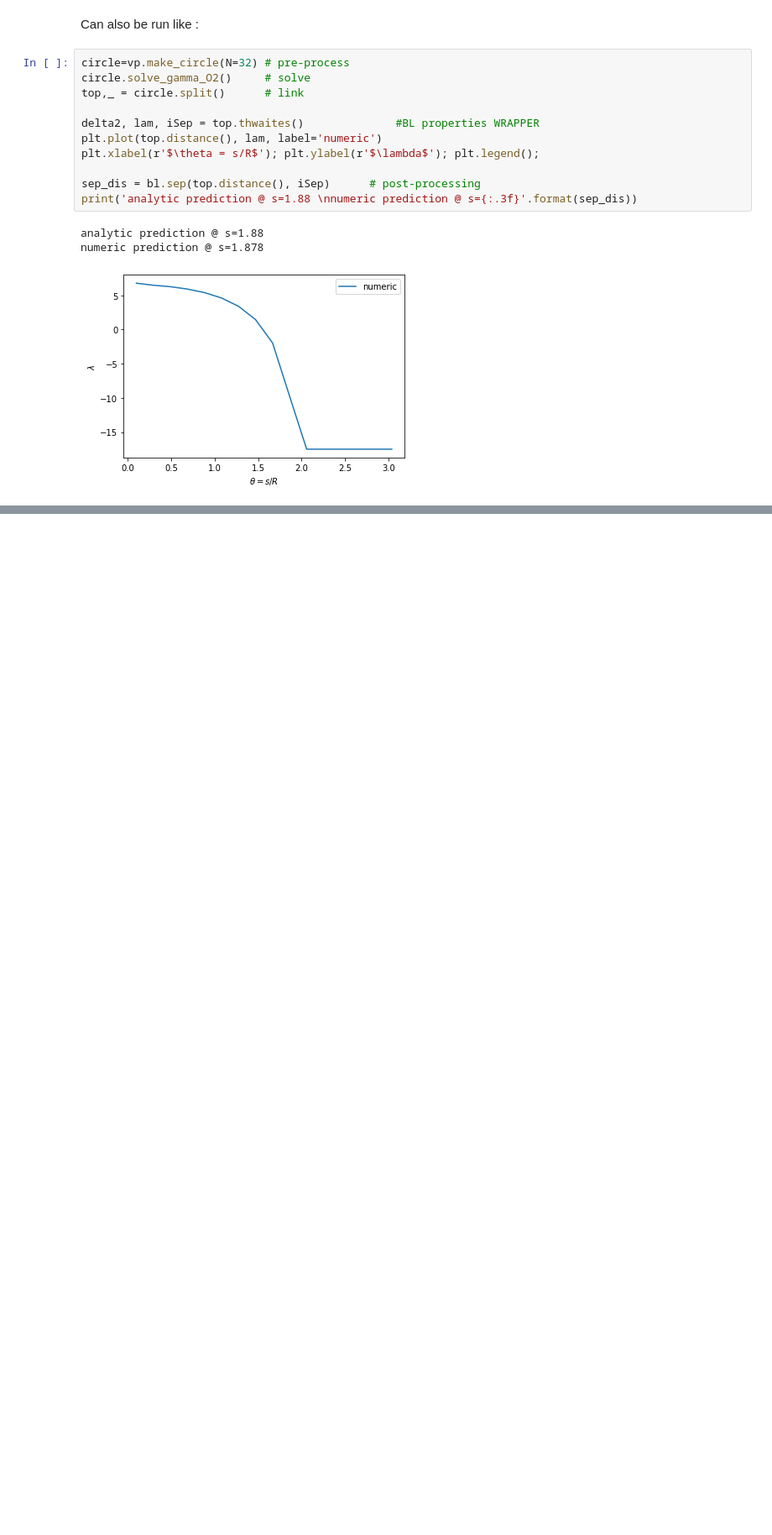
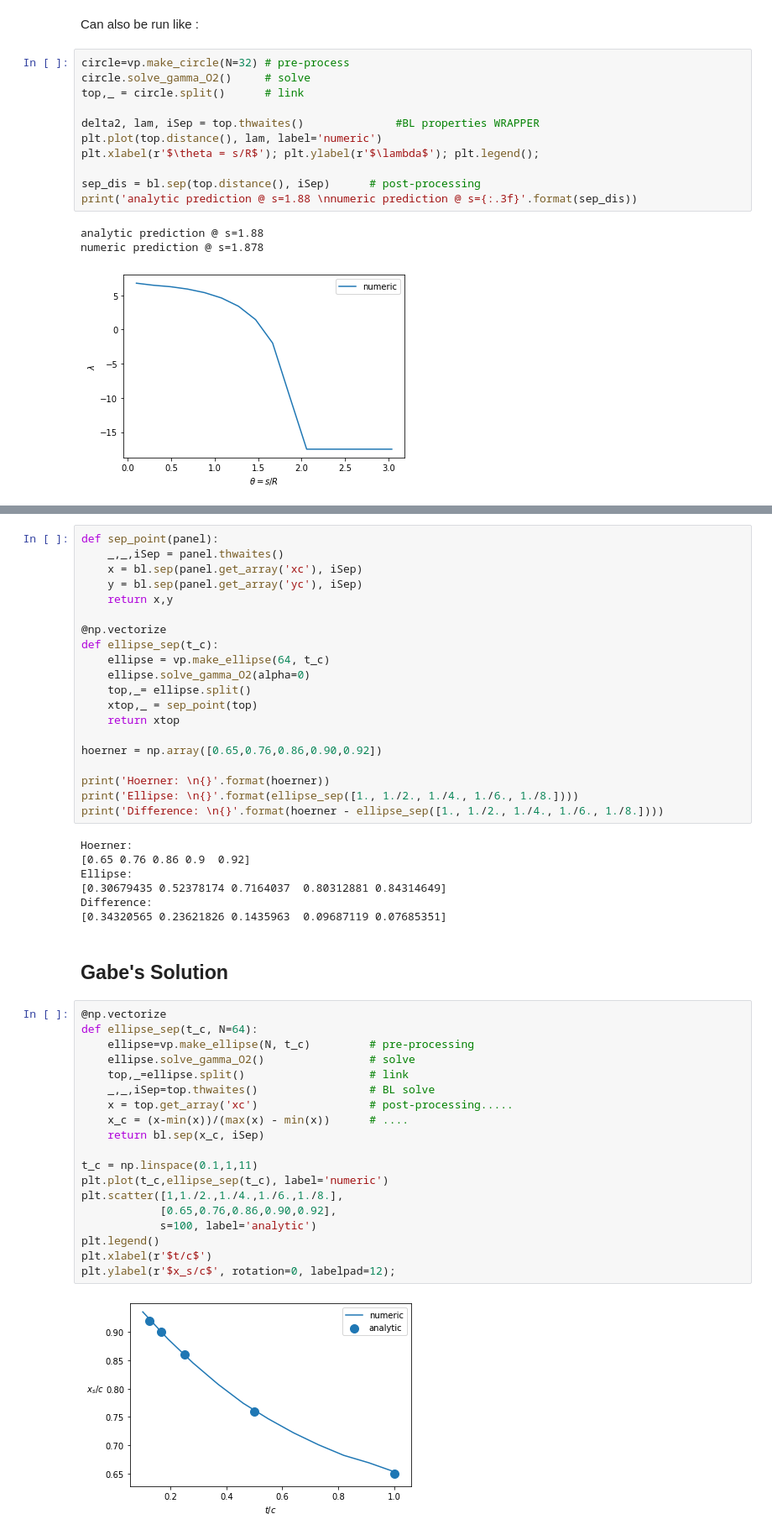
Before and after one commit to weymouth/MarineHydro, a Jupyter notebook: tutorials/notebook template.ipynb, the cells around one changed output, grey strips where cells are left out. Shown at 84% size. Cells and saved outputs as stored; diff of their text form; blank space fills up the shorter version.

```diff
--- a/tutorials/notebook template.ipynb
+++ b/tutorials/notebook template.ipynb
@@ -531,0 +577,50 @@ numeric prediction @ s=1.878
+# %%
+def sep_point(panel):
+    _,_,iSep = panel.thwaites()
+    x = bl.sep(panel.get_array('xc'), iSep)
+    y = bl.sep(panel.get_array('yc'), iSep)
+    return x,y
+
+@np.vectorize
+def ellipse_sep(t_c):
+    ellipse = vp.make_ellipse(64, t_c)
+    ellipse.solve_gamma_O2(alpha=0)
+    top,_= ellipse.split()
+    xtop,_ = sep_point(top)
+    return xtop
+
+hoerner = np.array([0.65,0.76,0.86,0.90,0.92])
+
+print('Hoerner: \n{}'.format(hoerner))
+print('Ellipse: \n{}'.format(ellipse_sep([1., 1./2., 1./4., 1./6., 1./8.])))
+print('Difference: \n{}'.format(hoerner - ellipse_sep([1., 1./2., 1./4., 1./6., 1./8.])))
+# %% [output]
+Hoerner:
+[0.65 0.76 0.86 0.9  0.92]
+Ellipse:
+[0.30679435 0.52378174 0.7164037  0.80312881 0.84314649]
+Difference:
+[0.34320565 0.23621826 0.1435963  0.09687119 0.07685351]
+# %% [markdown]
+## Gabe's Solution
+# %%
+@np.vectorize
+def ellipse_sep(t_c, N=64):
+    ellipse=vp.make_ellipse(N, t_c)         # pre-processing
+    ellipse.solve_gamma_O2()                # solve
+    top,_=ellipse.split()                   # link
+    _,_,iSep=top.thwaites()                 # BL solve
+    x = top.get_array('xc')                 # post-processing.....
+    x_c = (x-min(x))/(max(x) - min(x))      # ....
+    return bl.sep(x_c, iSep)
+
+t_c = np.linspace(0.1,1,11)
+plt.plot(t_c,ellipse_sep(t_c), label='numeric')
+plt.scatter([1,1./2.,1./4.,1./6.,1./8.],
+            [0.65,0.76,0.86,0.90,0.92],
+            s=100, label='analytic')
+plt.legend()
+plt.xlabel(r'$t/c$')
+plt.ylabel(r'$x_s/c$', rotation=0, labelpad=12);
+# %% [output]
+[figure, added]
```
Also changed, not shown: parts of 14 cells of this notebook, 1 other file.
